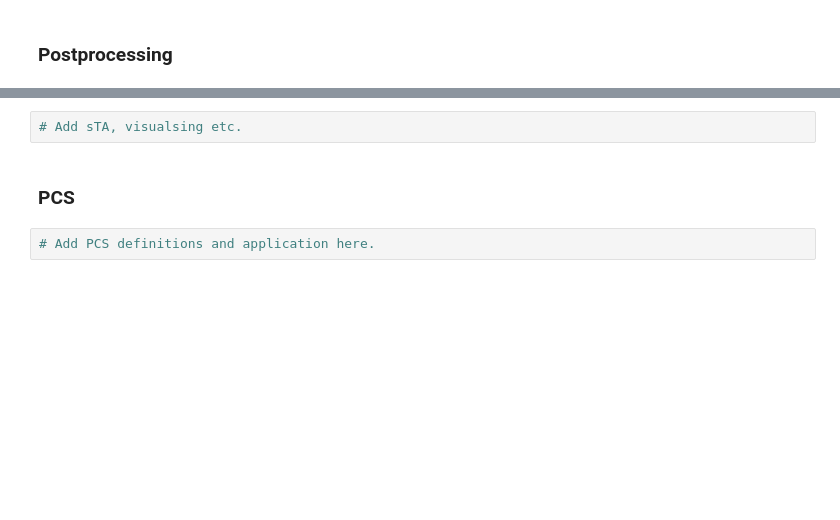
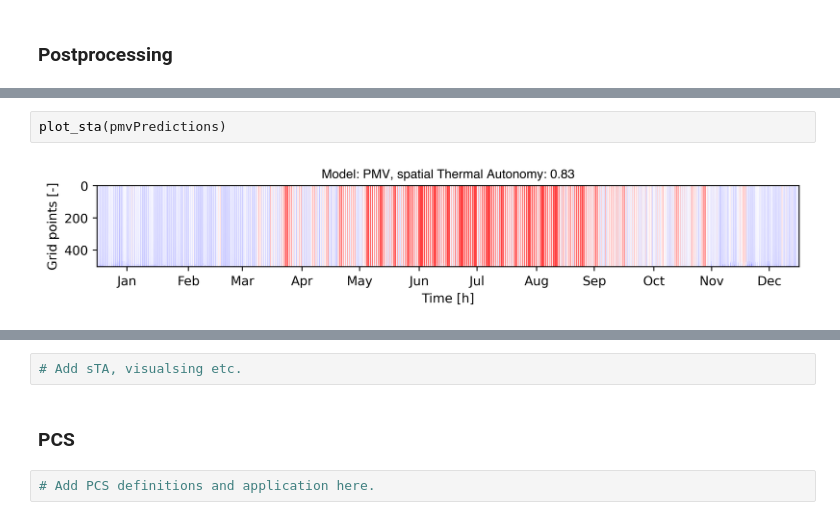
Before and after one commit to t-kramer/comfortSIM, a Jupyter notebook: workflow/workflow.ipynb, the cells around one changed output, grey strips where cells are left out. Drawn from its saved outputs; the diff is of its cells as text; blank space fills up the shorter version.

```diff
--- a/workflow/workflow.ipynb
+++ b/workflow/workflow.ipynb
@@ -385,0 +481,4 @@ adaptivePredictions = adaptive_array.reshape(grid_length,8760)
+# %%
+plot_sta(pmvPredictions)
+# %% [output]
+[figure, added]
```
Also changed, not shown: parts of 7 cells of this notebook, 1 other file.
